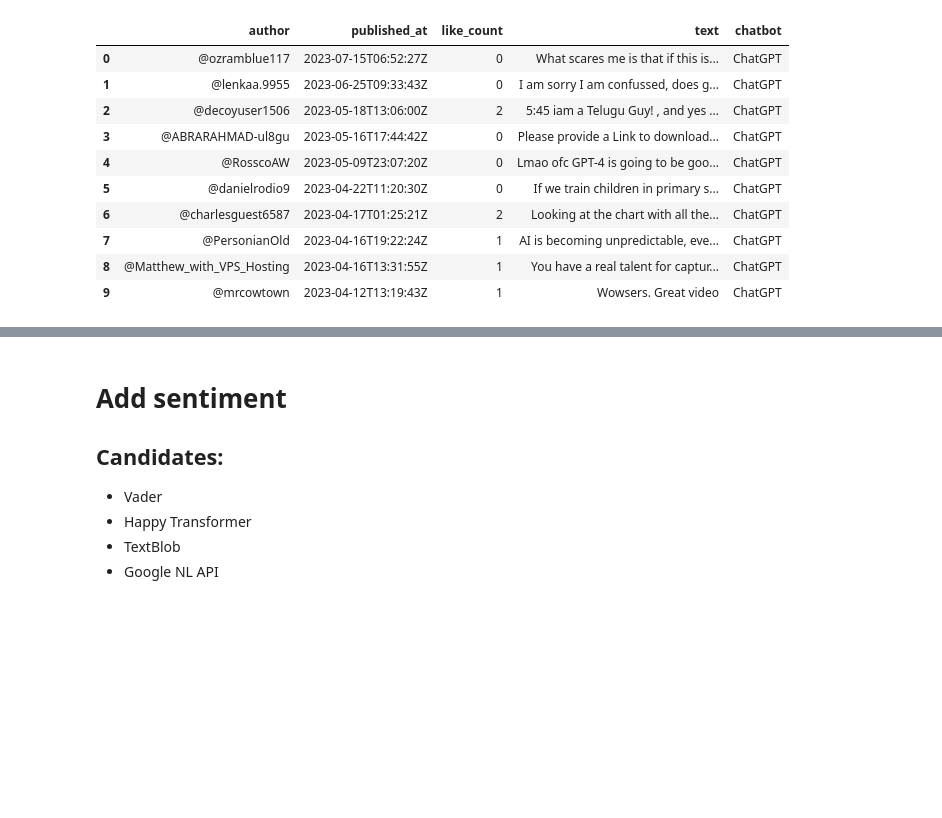
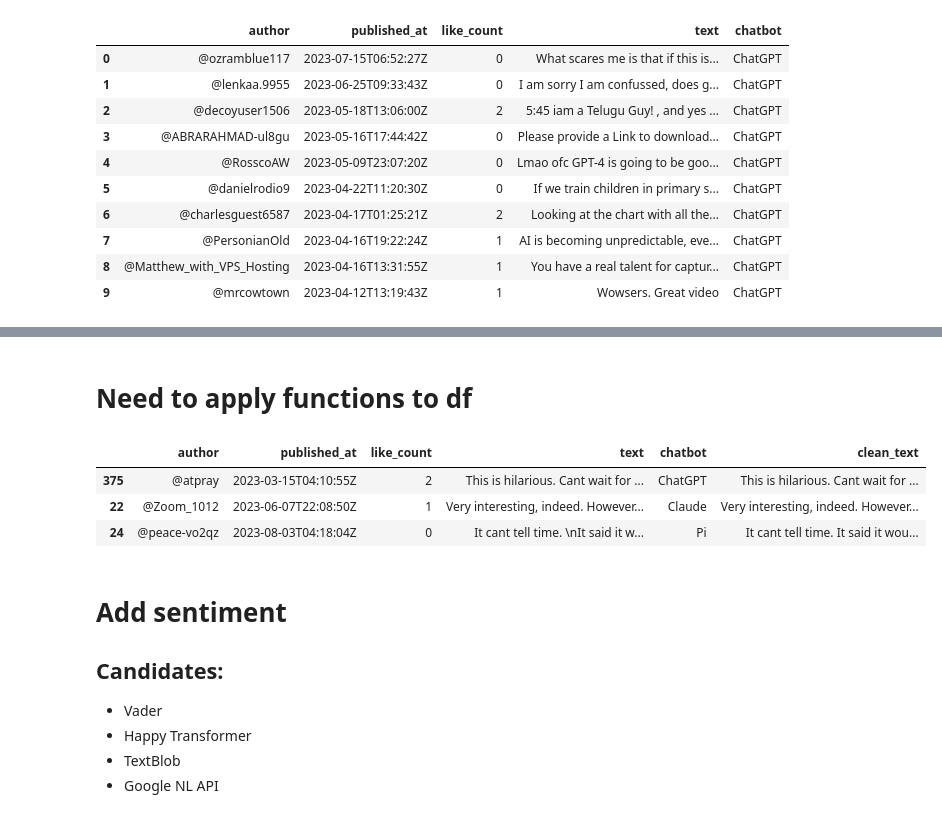
Before and after one commit to mindyng/2023-Business-Projects, a Jupyter notebook: sentiment-analysis-on-llm-chatbots.ipynb, the cells around one changed output, grey strips where cells are left out. Saved outputs shown, nothing was run; the diff lists cells and outputs as text; code cells hidden in the pictures; blank space fills up the shorter version.

Commit message:
Kaggle Notebook | Sentiment Analysis on LLM Chatbots | Version 25

```diff
--- a/sentiment-analysis-on-llm-chatbots.ipynb
+++ b/sentiment-analysis-on-llm-chatbots.ipynb
@@ -313,3 +321,24 @@ df.head(10)
+# %% [markdown]
+# Need to apply functions to df
+# %%
+emo = Translator(exact_match_only=False, randomize=True)
+
+test3 = df.copy()
+
+def cleanhtml(x):
+    cleanr = re.compile('<.*?>')
+    cleantext = re.sub(cleanr, '', x)
+    return cleantext.replace('\n\n', ' ').replace('\n', '')
+
+test3['clean_text'] = test3.apply(lambda row: cleanhtml(row['text']), axis=1)
+
+# Examine sample of dirty comments to see if translation went through
+test3.loc[test3['author'].isin(['@Zoom_1012', '@peace-vo2qz', '@atpray'])]
+# %% [output]
+|  | author | published_at | like_count | text | chatbot | clean_text |
+| 375 | @atpray | 2023-03-15T04:10:55Z | 2 | This is hilarious. Cant wait for ... | ChatGPT | This is hilarious. Cant wait for ... |
+| 22 | @Zoom_1012 | 2023-06-07T22:08:50Z | 1 | Very interesting, indeed. However... | Claude | Very interesting, indeed. However... |
+| 24 | @peace-vo2qz | 2023-08-03T04:18:04Z | 0 | It cant tell time. \nIt said it w... | Pi | It cant tell time. It said it wou... |
 # %% [markdown]
 # Add sentiment
 ## Candidates:
```
Also changed, not shown: parts of 12 cells of this notebook.
